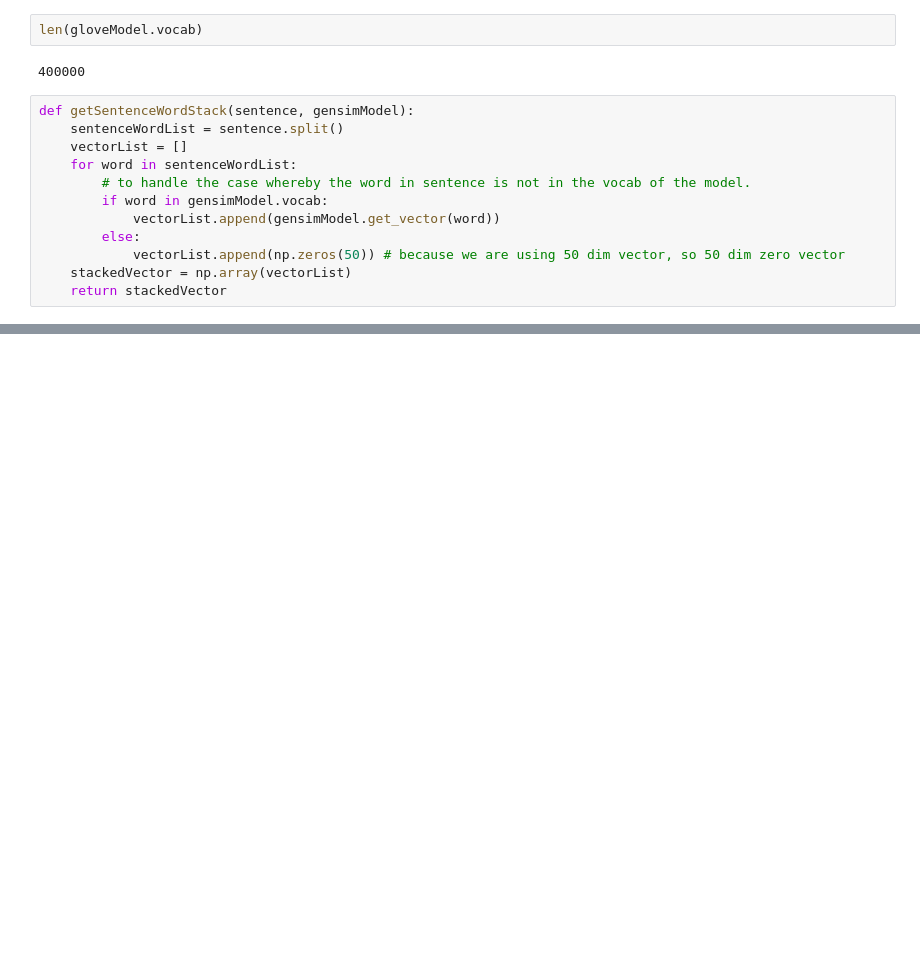
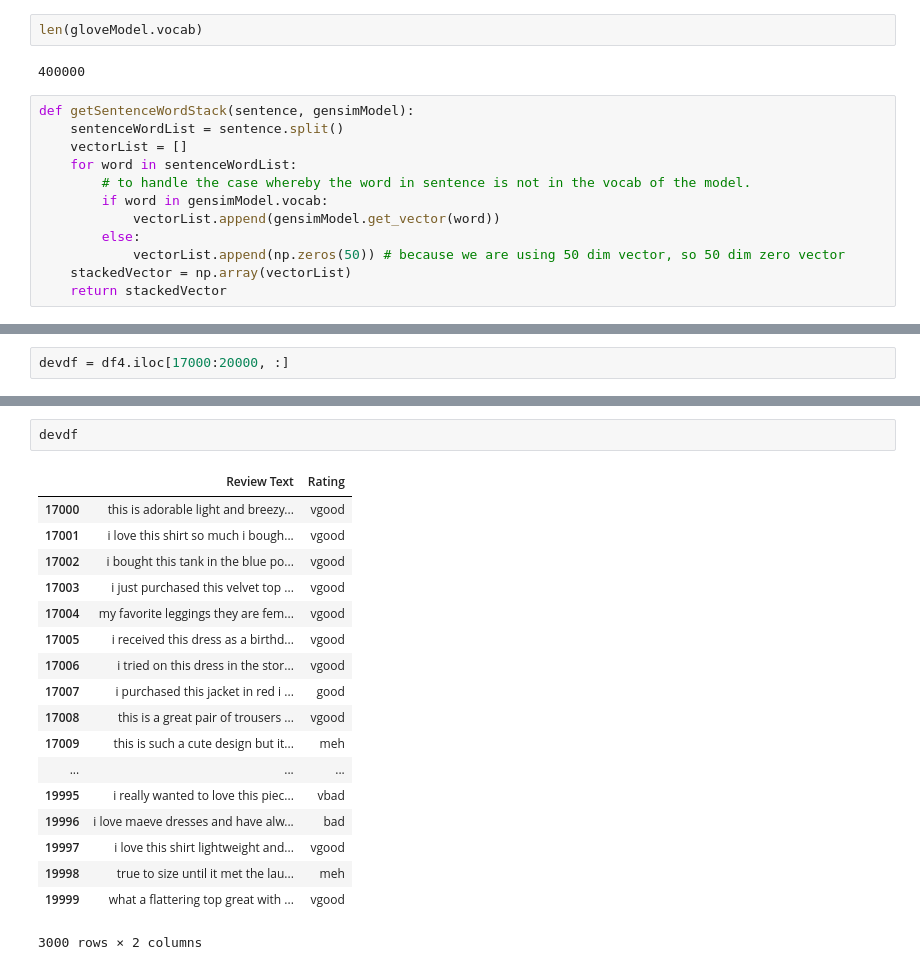
Before and after one commit to swxsw/glove-rnn-sentiment-classification, a Jupyter notebook: glove-rnn.ipynb, the cells around one changed output, grey strips where cells are left out. Drawn from its saved outputs; the diff is of its cells as text; blank space fills up the shorter version.

```diff
--- a/glove-rnn.ipynb
+++ b/glove-rnn.ipynb
@@ -291,0 +317,2 @@ def getSentenceWordStack(sentence, gensimModel):
+# %%
+devdf = df4.iloc[17000:20000, :]
@@ -291,0 +342,21 @@ def getSentenceWordStack(sentence, gensimModel):
+# %%
+devdf
+# %% [output]
+|  | Review Text | Rating |
+| 17000 | this is adorable light and breezy... | vgood |
+| 17001 | i love this shirt so much i bough... | vgood |
+| 17002 | i bought this tank in the blue po... | vgood |
+| 17003 | i just purchased this velvet top ... | vgood |
+| 17004 | my favorite leggings they are fem... | vgood |
+| 17005 | i received this dress as a birthd... | vgood |
+| 17006 | i tried on this dress in the stor... | vgood |
+| 17007 | i purchased this jacket in red i ... | good |
+| 17008 | this is a great pair of trousers ... | vgood |
+| 17009 | this is such a cute design but it... | meh |
+| ... | ... | ... |
+| 19995 | i really wanted to love this piec... | vbad |
+| 19996 | i love maeve dresses and have alw... | bad |
+| 19997 | i love this shirt lightweight and... | vgood |
+| 19998 | true to size until it met the lau... | meh |
+| 19999 | what a flattering top great with ... | vgood |
+3000 rows × 2 columns
```
Also changed, not shown: parts of 68 cells of this notebook.
